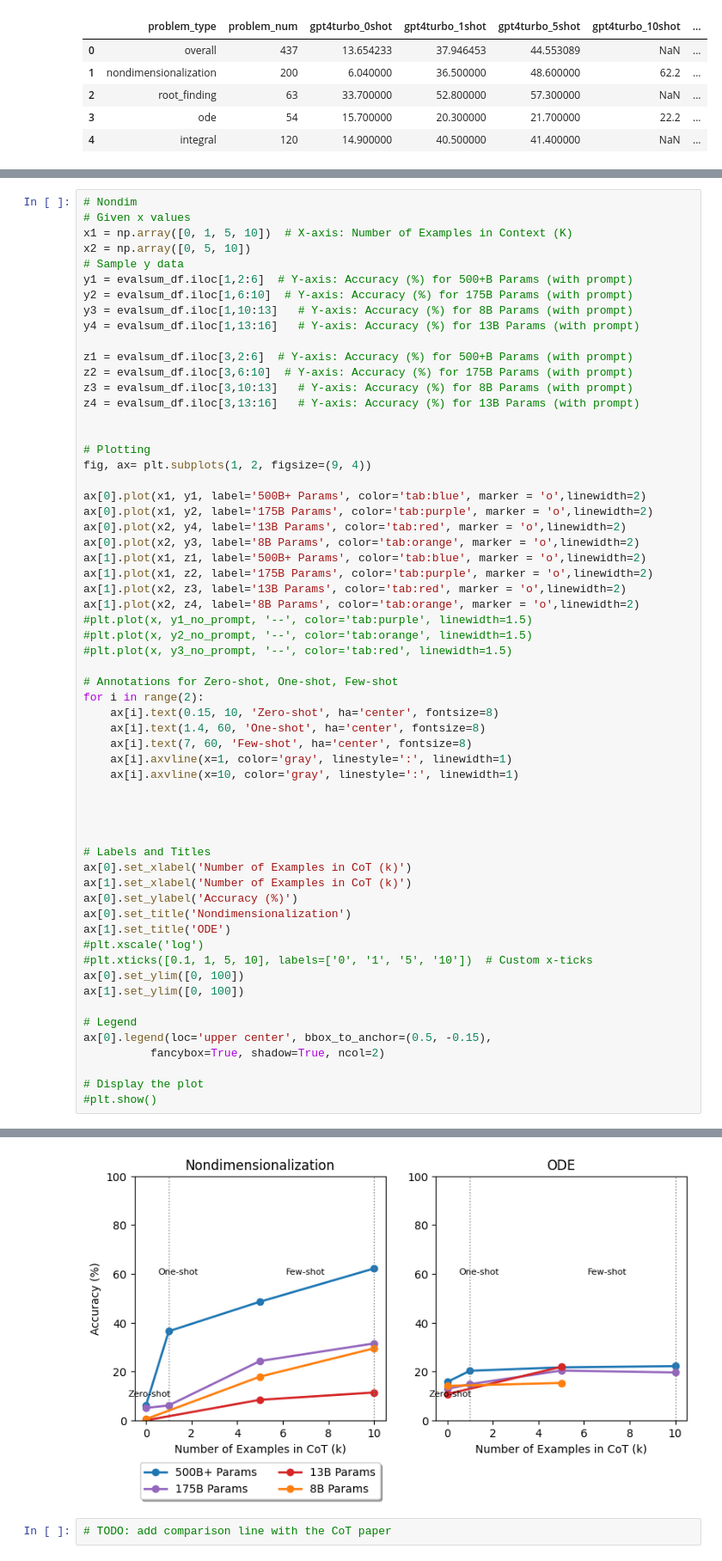
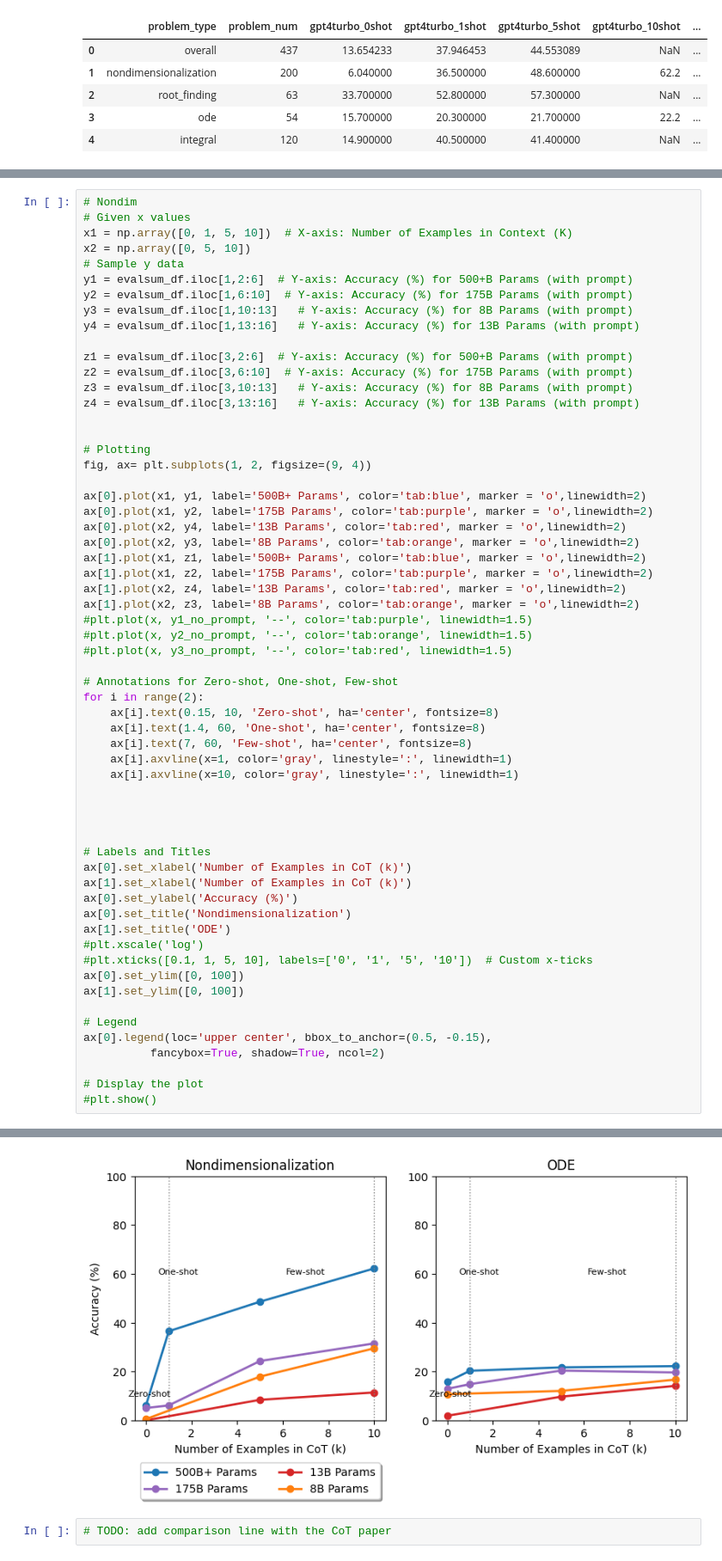
Before and after one commit to sarahmart/HARDMath, a Jupyter notebook: evaluation/paper_plotting.ipynb, the cells around one changed output, grey strips where cells are left out. Shown at 86% size. Saved outputs shown, nothing was run; the diff lists cells and outputs as text.

```diff
--- a/evaluation/paper_plotting.ipynb
+++ b/evaluation/paper_plotting.ipynb
@@ -70,8 +70,8 @@ ax[0].plot(x2, y4, label='13B Params', color='tab:red', marker = 'o',linewidth=2
 ax[0].plot(x2, y3, label='8B Params', color='tab:orange', marker = 'o',linewidth=2)
 ax[1].plot(x1, z1, label='500B+ Params', color='tab:blue', marker = 'o',linewidth=2)
 ax[1].plot(x1, z2, label='175B Params', color='tab:purple', marker = 'o',linewidth=2)
-ax[1].plot(x2, z3, label='13B Params', color='tab:red', marker = 'o',linewidth=2)
-ax[1].plot(x2, z4, label='8B Params', color='tab:orange', marker = 'o',linewidth=2)
+ax[1].plot(x2, z4, label='13B Params', color='tab:red', marker = 'o',linewidth=2)
+ax[1].plot(x2, z3, label='8B Params', color='tab:orange', marker = 'o',linewidth=2)
 #plt.plot(x, y1_no_prompt, '--', color='tab:purple', linewidth=1.5)
 #plt.plot(x, y2_no_prompt, '--', color='tab:orange', linewidth=1.5)
 #plt.plot(x, y3_no_prompt, '--', color='tab:red', linewidth=1.5)
@@ -79,34 +79,34 @@ ax[1].plot(x2, z4, label='8B Params', color='tab:orange', marker = 'o',linewidth
 # Annotations for Zero-shot, One-shot, Few-shot
 for i in range(2):
     ax[i].text(0.15, 10, 'Zero-shot', ha='center', fontsize=8)
     ax[i].text(1.4, 60, 'One-shot', ha='center', fontsize=8)
     ax[i].text(7, 60, 'Few-shot', ha='center', fontsize=8)
     ax[i].axvline(x=1, color='gray', linestyle=':', linewidth=1)
     ax[i].axvline(x=10, color='gray', linestyle=':', linewidth=1)
 
 
 
 
 # Labels and Titles
 ax[0].set_xlabel('Number of Examples in CoT (k)')
 ax[1].set_xlabel('Number of Examples in CoT (k)')
 ax[0].set_ylabel('Accuracy (%)')
 ax[0].set_title('Nondimensionalization')
 ax[1].set_title('ODE')
 #plt.xscale('log')
 #plt.xticks([0.1, 1, 5, 10], labels=['0', '1', '5', '10'])  # Custom x-ticks
 ax[0].set_ylim([0, 100])
 ax[1].set_ylim([0, 100])
 
 # Legend
 ax[0].legend(loc='upper center', bbox_to_anchor=(0.5, -0.15),
           fancybox=True, shadow=True, ncol=2)
 
 # Display the plot
 #plt.show()
 # %% [output]
 <matplotlib.legend.Legend at 0x...>
-[figure, old version]
+[figure, new version]
 # %%
 # TODO: add comparison line with the CoT paper
 # %%
```
Also changed, not shown: parts of 6 cells of this notebook, 9 other files.
